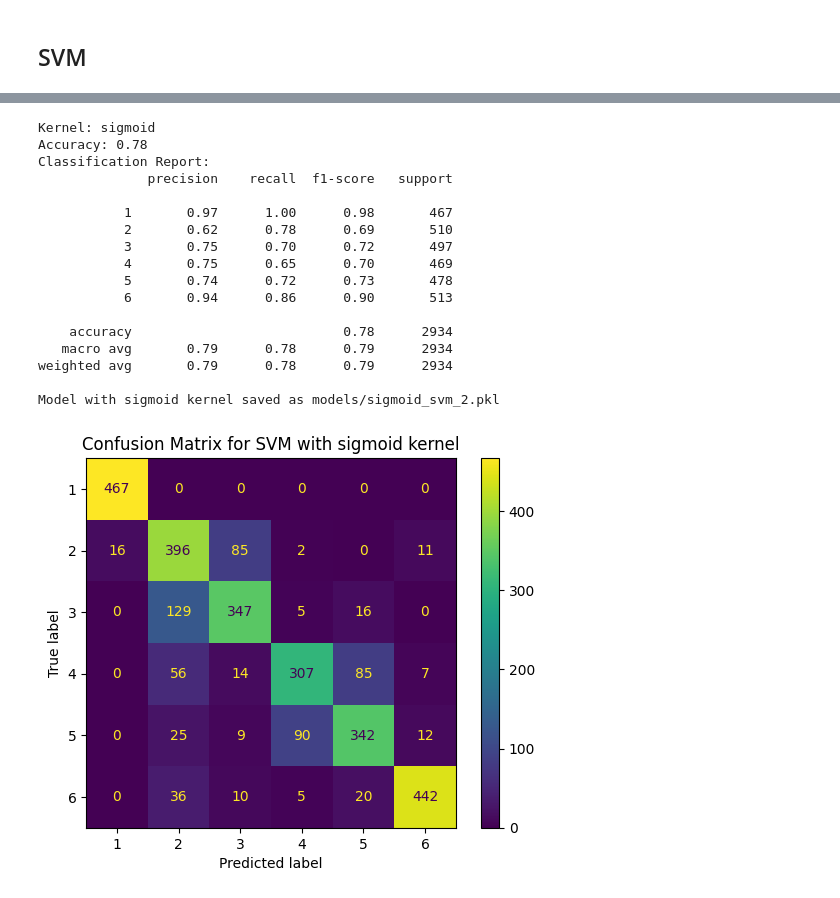
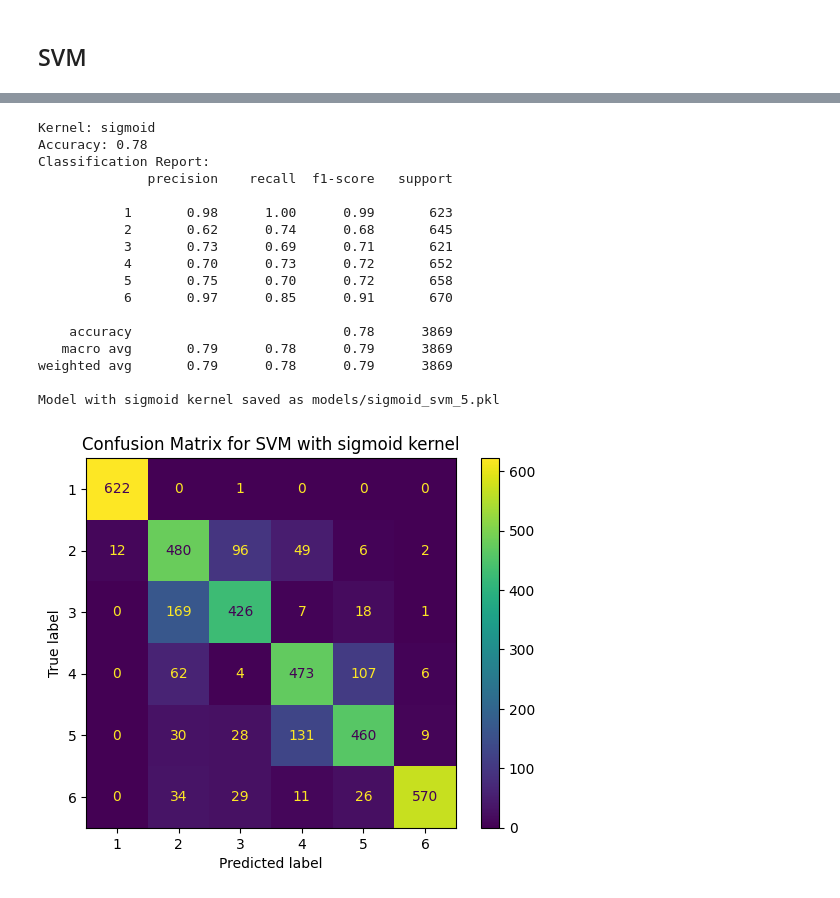
Before and after one commit to FrankDelft/ML_EE_EMG, a Jupyter notebook: main.ipynb, the cells around one changed output, grey strips where cells are left out. Cells and saved outputs as stored; diff of their text form; code cells hidden in the pictures.

```diff
--- a/main.ipynb
+++ b/main.ipynb
@@ -144,11 +144,13 @@ Due to the limited information available on class 7 it was decided that we would
 df_preprocessed = df[df['class'] != 7]
 df_preprocessed = df_preprocessed[df_preprocessed['class'] != 0]
 num_samples_processed = df_preprocessed.shape[0]
-grouped_df_preprocess = df_preprocessed.groupby(['label', 'class']).size()
+print(num_samples_processed)
+grouped_df_preprocess = df_preprocessed.groupby([ 'class']).size()
 classes_preprocessed = classes[1:7]
 for i in range(6):
-    nonzero_count = np.count_nonzero(grouped_df_preprocess.T.iloc[i])
-    print(f"Percentage of samples for class {i} relative to the total number of samples: {np.sum(grouped_df_preprocess.T.iloc[i])/num_samples_processed*100:.2f}%")
+    # nonzero_count = np.count_nonzero(grouped_df_preprocess.T.iloc[i])
+
+    print(f"Percentage of samples for class {i} relative to the total number of samples: {(grouped_df_preprocess.T.iloc[i])/num_samples_processed*100:.2f}%")
 
 #  Calculate the percentages
 percentages = [np.sum(grouped_df_preprocess.T.iloc[i]) / num_samples_processed * 100 for i in range(0,6)]
@@ -261,7 +264,7 @@ subset
 data_dict = {}
 
 # Define the time gap threshold (adjust as needed)
-time_gap_threshold = 60000  # Example threshold
+time_gap_threshold = 15000  # Example threshold
 
 # Loop through each label (subject)
 for label in range(1,37):
@@ -295,7 +298,7 @@ for label in range(1,37):
             print(label, class_value,"  segment length is:",len(segments))
         # Save the segments in the dictionary with the label and class as the key
         # Drop the 'time' column from each segment
-        segments = [segment.drop(columns=['time']) for segment in segments]
+        # segments = [segment.drop(columns=['time']) for segment in segments]
 
         # Save the segments in the dictionary with the label and class as the key
         data_dict[(label, class_value)] = segments
@@ -321,0 +309,20 @@ for label in range(1,37):
+# %%
+# Define the label and class to visualize
+label_to_visualize = 21
+
+
+
+plt.figure(figsize=(12, 6))
+
+# Iterate through each class and plot the segments
+for class_value in range(1, 7):
+    segments_to_plot = data_dict[(label_to_visualize, class_value)]
+    for i, segment in enumerate(segments_to_plot):
+        plt.plot(segment['time'], segment['class'],'o', label=f'Class {class_value} Segment {i+1}')
+
+# Customize the plot
+plt.xlabel('Index')
+plt.ylabel('Channel 1 Value')
+plt.title(f'Segments for Label {label_to_visualize} Across All Classes')
+plt.legend()
+plt.show()
@@ -437,5 +448,6 @@ X = pd.DataFrame(new_data)
 # %%
-# y=X['class']
-# X=X.drop(columns=['class','label'])
-# X.shape
+y=X['class']
+X=X.drop(columns=['class','label'])
+print(X.head())
+X.shape
 # %% [output]
@@ -518,7 +535,7 @@ kernels = ['rbf','linear', 'poly', 'sigmoid']
 # Iterate over each kernel type
 for kernel in kernels:
     # Initialize the SVM model with the specified kernel
-    svm_model = SVC(kernel=kernel,tol=1e-4,C=100)
+    svm_model = SVC(kernel=kernel,tol=1e-4,C=1)
 
     # Train the model on the PCA-reduced training data
     svm_model.fit(X_train, y_train)
@@ -611,21 +628,21 @@ Model with poly kernel saved as models/poly_svm_4.pkl
 Kernel: sigmoid
 Accuracy: 0.78
 Classification Report:
               precision    recall  f1-score   support
 
-           1       0.97      1.00      0.98       467
-           2       0.62      0.78      0.69       510
-           3       0.75      0.70      0.72       497
-           4       0.75      0.65      0.70       469
-           5       0.74      0.72      0.73       478
-           6       0.94      0.86      0.90       513
+           1       0.98      1.00      0.99       623
+           2       0.62      0.74      0.68       645
+           3       0.73      0.69      0.71       621
+           4       0.70      0.73      0.72       652
+           5       0.75      0.70      0.72       658
+           6       0.97      0.85      0.91       670
 
-    accuracy                           0.78      2934
-   macro avg       0.79      0.78      0.79      2934
-weighted avg       0.79      0.78      0.79      2934
+    accuracy                           0.78      3869
+   macro avg       0.79      0.78      0.79      3869
+weighted avg       0.79      0.78      0.79      3869
 
-Model with sigmoid kernel saved as models/sigmoid_svm_2.pkl
+Model with sigmoid kernel saved as models/sigmoid_svm_5.pkl
-[figure, old version]
+[figure, new version]
 # %%
 # version = 1
 # kernel = 'linear'
```
Also changed, not shown: parts of 14 cells of this notebook.
